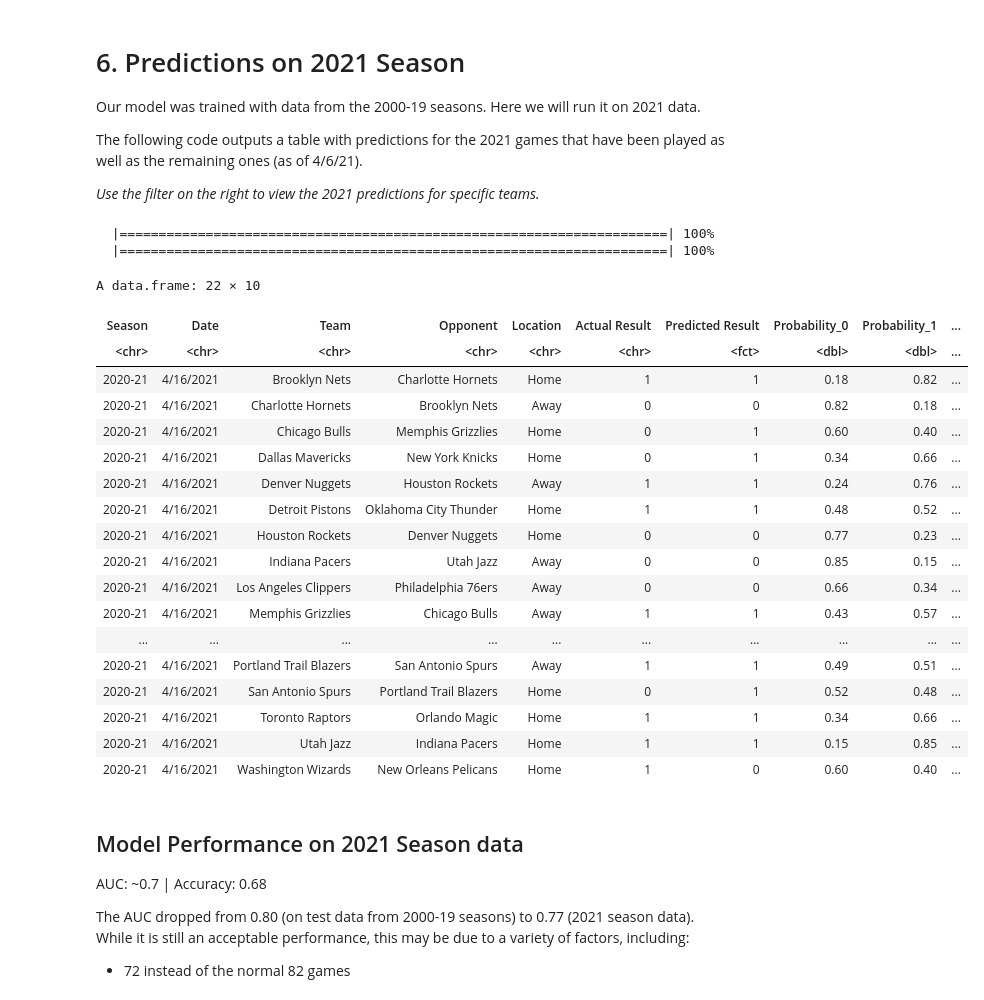
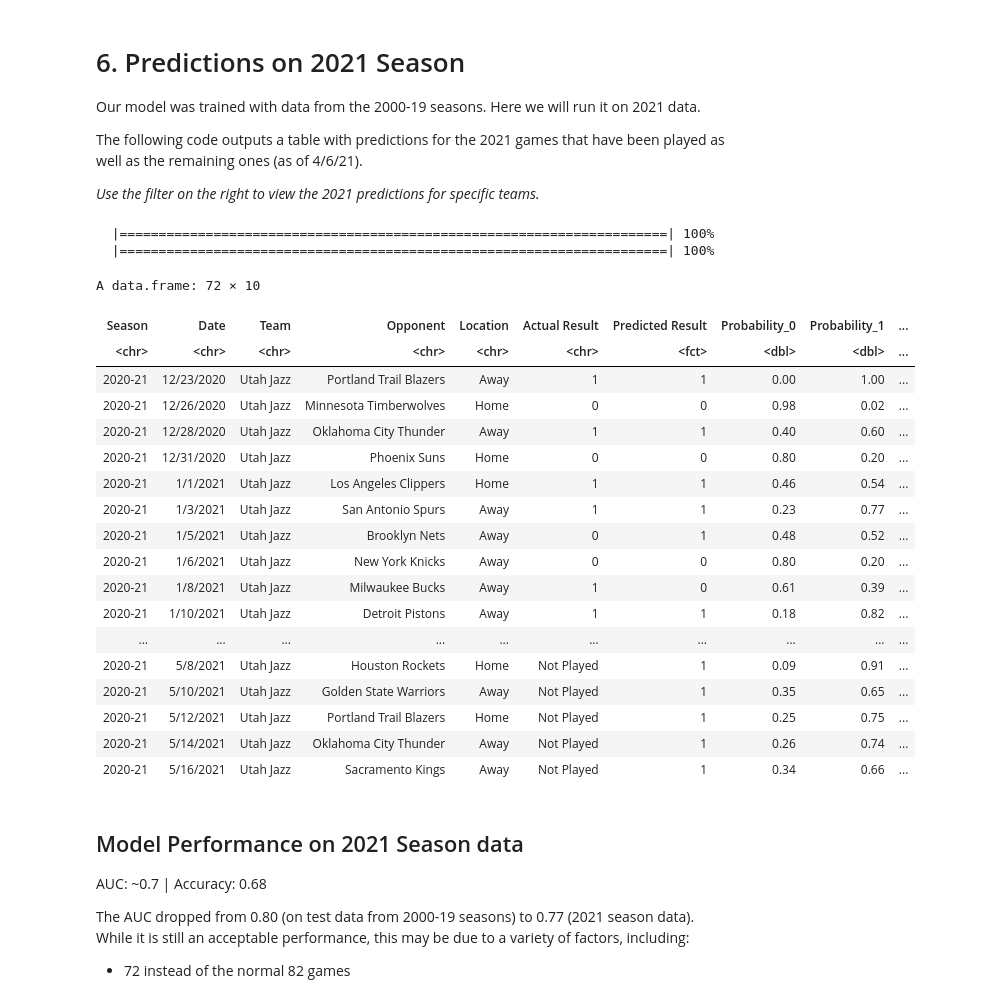
Before and after one commit to josedv82/NBA_Schedule_XGBoost_Classifier, a Jupyter notebook: NBA_Schedule_xgboost.ipynb, the cells around one changed output. Saved outputs shown, nothing was run; the diff lists cells and outputs as text; code cells hidden in the pictures.

```diff
--- a/NBA_Schedule_xgboost.ipynb
+++ b/NBA_Schedule_xgboost.ipynb
@@ -396,52 +396,52 @@ h_dat21_mod <- suppressWarnings(as.h2o(dat21_mod))
 # Generate predictions on unseen data
 pred21 <- h2o.predict(mod_xgb, newdata = h_dat21_mod)
 
 # add games columns fro daw data set to predictions
 preds21 <- as.data.frame(pred21) %>%
 mutate(ID = row_number()) %>%
 select(ID, `Predicted Result` = predict, `Probability_0` = p0, `Probability_1` = p1)
 
 test_dat <- dat21 %>%
 select(Season, Date, Team, Opponent, Location, `Actual Result` = Result) %>%
 mutate(Location = ifelse(Location == 0, "Home", "Away")) %>%
 mutate(ID = row_number())
 
 tab <- full_join(test_dat, preds21, by = "ID") %>%
 select(-ID) %>%
 mutate(Guess = ifelse(`Actual Result` == `Predicted Result`, "Correct", "Wrong"),
        Probability_0 = round(Probability_0, 2),
        Probability_1 = round(Probability_1, 2)) %>%
 mutate(`Actual Result` = ifelse(is.na(`Actual Result`), "Not Played", `Actual Result`)) %>%
 mutate(Guess = ifelse(is.na(Guess), "?", Guess))
 
 
 # Output final table by team
-#tab %>% filter(Team == Team1)
+tab %>% filter(Team == Team1)
 
 # or by date
-tab %>% filter(Date == "4/16/2021")
+#tab %>% filter(Date == "4/16/2021")
 # %% [output]
   |======================================================================| 100%
   |======================================================================| 100%
-A data.frame: 22 × 10
+A data.frame: 72 × 10
 | Season | Date | Team | Opponent | Location | Actual Result | Predicted Result | Probability_0 | Probability_1 | ... |
 | <chr> | <chr> | <chr> | <chr> | <chr> | <chr> | <fct> | <dbl> | <dbl> | ... |
-| 2020-21 | 4/16/2021 | Brooklyn Nets | Charlotte Hornets | Home | 1 | 1 | 0.18 | 0.82 | ... |
-| 2020-21 | 4/16/2021 | Charlotte Hornets | Brooklyn Nets | Away | 0 | 0 | 0.82 | 0.18 | ... |
-| 2020-21 | 4/16/2021 | Chicago Bulls | Memphis Grizzlies | Home | 0 | 1 | 0.60 | 0.40 | ... |
-| 2020-21 | 4/16/2021 | Dallas Mavericks | New York Knicks | Home | 0 | 1 | 0.34 | 0.66 | ... |
-| 2020-21 | 4/16/2021 | Denver Nuggets | Houston Rockets | Away | 1 | 1 | 0.24 | 0.76 | ... |
-| 2020-21 | 4/16/2021 | Detroit Pistons | Oklahoma City Thunder | Home | 1 | 1 | 0.48 | 0.52 | ... |
-| 2020-21 | 4/16/2021 | Houston Rockets | Denver Nuggets | Home | 0 | 0 | 0.77 | 0.23 | ... |
-| 2020-21 | 4/16/2021 | Indiana Pacers | Utah Jazz | Away | 0 | 0 | 0.85 | 0.15 | ... |
-| 2020-21 | 4/16/2021 | Los Angeles Clippers | Philadelphia 76ers | Away | 0 | 0 | 0.66 | 0.34 | ... |
-| 2020-21 | 4/16/2021 | Memphis Grizzlies | Chicago Bulls | Away | 1 | 1 | 0.43 | 0.57 | ... |
+| 2020-21 | 12/23/2020 | Utah Jazz | Portland Trail Blazers | Away | 1 | 1 | 0.00 | 1.00 | ... |
+| 2020-21 | 12/26/2020 | Utah Jazz | Minnesota Timberwolves | Home | 0 | 0 | 0.98 | 0.02 | ... |
+| 2020-21 | 12/28/2020 | Utah Jazz | Oklahoma City Thunder | Away | 1 | 1 | 0.40 | 0.60 | ... |
+| 2020-21 | 12/31/2020 | Utah Jazz | Phoenix Suns | Home | 0 | 0 | 0.80 | 0.20 | ... |
+| 2020-21 | 1/1/2021 | Utah Jazz | Los Angeles Clippers | Home | 1 | 1 | 0.46 | 0.54 | ... |
+| 2020-21 | 1/3/2021 | Utah Jazz | San Antonio Spurs | Away | 1 | 1 | 0.23 | 0.77 | ... |
+| 2020-21 | 1/5/2021 | Utah Jazz | Brooklyn Nets | Away | 0 | 1 | 0.48 | 0.52 | ... |
+| 2020-21 | 1/6/2021 | Utah Jazz | New York Knicks | Away | 0 | 0 | 0.80 | 0.20 | ... |
+| 2020-21 | 1/8/2021 | Utah Jazz | Milwaukee Bucks | Away | 1 | 0 | 0.61 | 0.39 | ... |
+| 2020-21 | 1/10/2021 | Utah Jazz | Detroit Pistons | Away | 1 | 1 | 0.18 | 0.82 | ... |
 | ... | ... | ... | ... | ... | ... | ... | ... | ... | ... |
-| 2020-21 | 4/16/2021 | Portland Trail Blazers | San Antonio Spurs | Away | 1 | 1 | 0.49 | 0.51 | ... |
-| 2020-21 | 4/16/2021 | San Antonio Spurs | Portland Trail Blazers | Home | 0 | 1 | 0.52 | 0.48 | ... |
-| 2020-21 | 4/16/2021 | Toronto Raptors | Orlando Magic | Home | 1 | 1 | 0.34 | 0.66 | ... |
-| 2020-21 | 4/16/2021 | Utah Jazz | Indiana Pacers | Home | 1 | 1 | 0.15 | 0.85 | ... |
-| 2020-21 | 4/16/2021 | Washington Wizards | New Orleans Pelicans | Home | 1 | 0 | 0.60 | 0.40 | ... |
+| 2020-21 | 5/8/2021 | Utah Jazz | Houston Rockets | Home | Not Played | 1 | 0.09 | 0.91 | ... |
+| 2020-21 | 5/10/2021 | Utah Jazz | Golden State Warriors | Away | Not Played | 1 | 0.35 | 0.65 | ... |
+| 2020-21 | 5/12/2021 | Utah Jazz | Portland Trail Blazers | Home | Not Played | 1 | 0.25 | 0.75 | ... |
+| 2020-21 | 5/14/2021 | Utah Jazz | Oklahoma City Thunder | Away | Not Played | 1 | 0.26 | 0.74 | ... |
+| 2020-21 | 5/16/2021 | Utah Jazz | Sacramento Kings | Away | Not Played | 1 | 0.34 | 0.66 | ... |
 # %% [markdown]
 ## Model Performance on 2021 Season data
 
```
